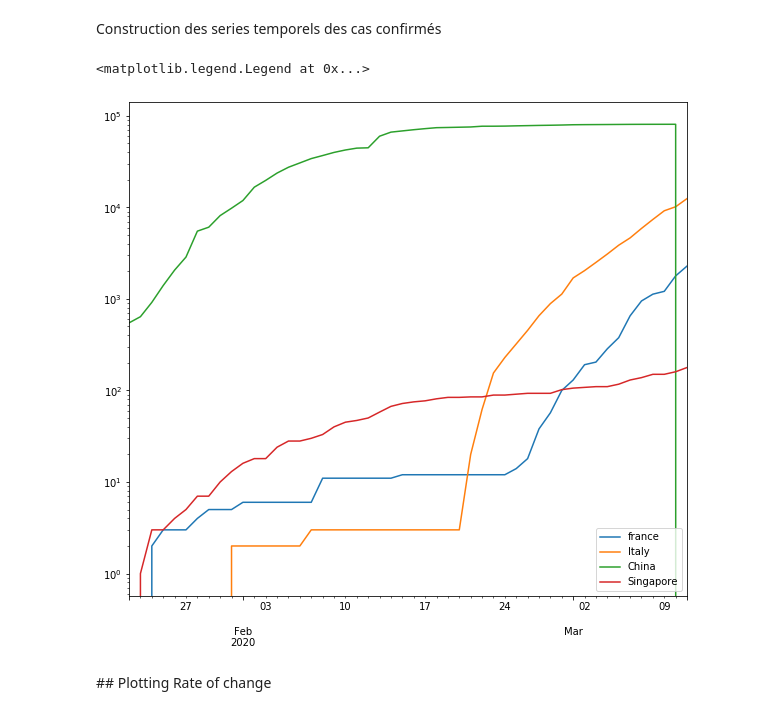
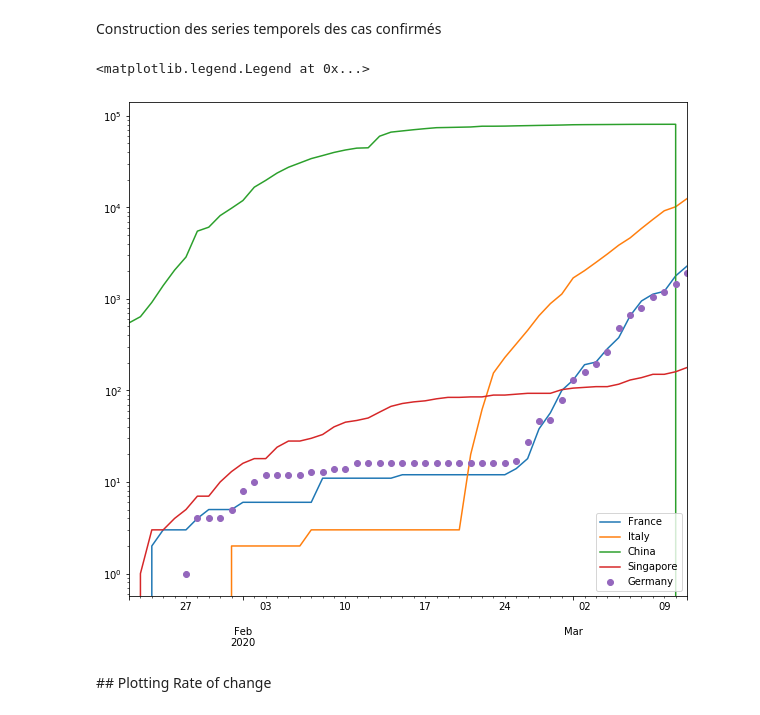
Before and after one commit to AmineDiro/Prediction-COVID19-France-, a Jupyter notebook: EDA.ipynb, the cells around one changed output. Saved outputs shown, nothing was run; the diff lists cells and outputs as text; code cells hidden in the pictures.

```diff
--- a/EDA.ipynb
+++ b/EDA.ipynb
@@ -30,25 +30,29 @@ f_confirmed =ts_confirmed[ts_confirmed['Country/Region'] =='France'].sum(axis=0)
 i_confirmed=ts_confirmed[ts_confirmed['Country/Region'] =='Italy'].sum(axis=0)[4:]
 c_confirmed=ts_confirmed[ts_confirmed['Country/Region'] =='Mainland China'].sum(axis=0)[4:]
 sg_confirmed=ts_confirmed[ts_confirmed['Country/Region'] =='Singapore'].sum(axis=0)[4:]
+ger_confirmed = ts_confirmed[ts_confirmed['Country/Region'] =='Germany'].sum(axis=0)[4:]
+
 
 f_confirmed.index = pd.to_datetime(f_confirmed.index)
 i_confirmed.index = pd.to_datetime(i_confirmed.index)
 c_confirmed.index = pd.to_datetime(c_confirmed.index)
 sg_confirmed.index = pd.to_datetime(sg_confirmed.index)
+ger_confirmed.index = pd.to_datetime(ger_confirmed.index)
 # %%
 fig = plt.figure(figsize=(10,20))
 ax = fig.add_subplot(2, 1, 1)
 ax.set_yscale('log')
 
-f_confirmed.plot(label='france')
+f_confirmed.plot(label='France')
 i_confirmed.plot(label='Italy')
 c_confirmed.plot(label='China')
 sg_confirmed.plot(label='Singapore')
+ger_confirmed.plot(marker='o',label='Germany',linestyle='')
 
 plt.legend(loc='lower right')
 # %% [output]
 <matplotlib.legend.Legend at 0x...>
-[figure, old version]
+[figure, new version]
 # %% [markdown]
 ## Plotting Rate of change
 # %%
```
Also changed, not shown: parts of 17 cells of this notebook.
